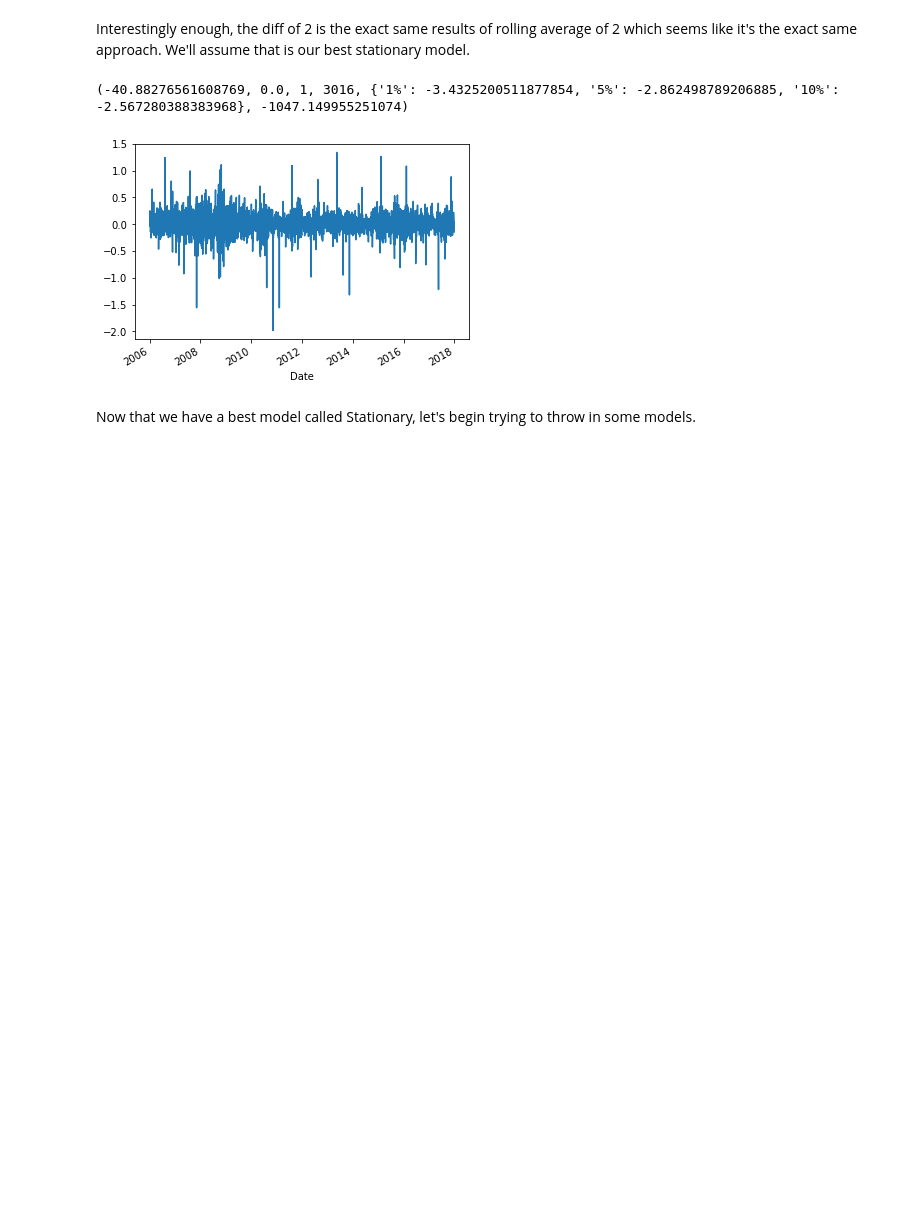
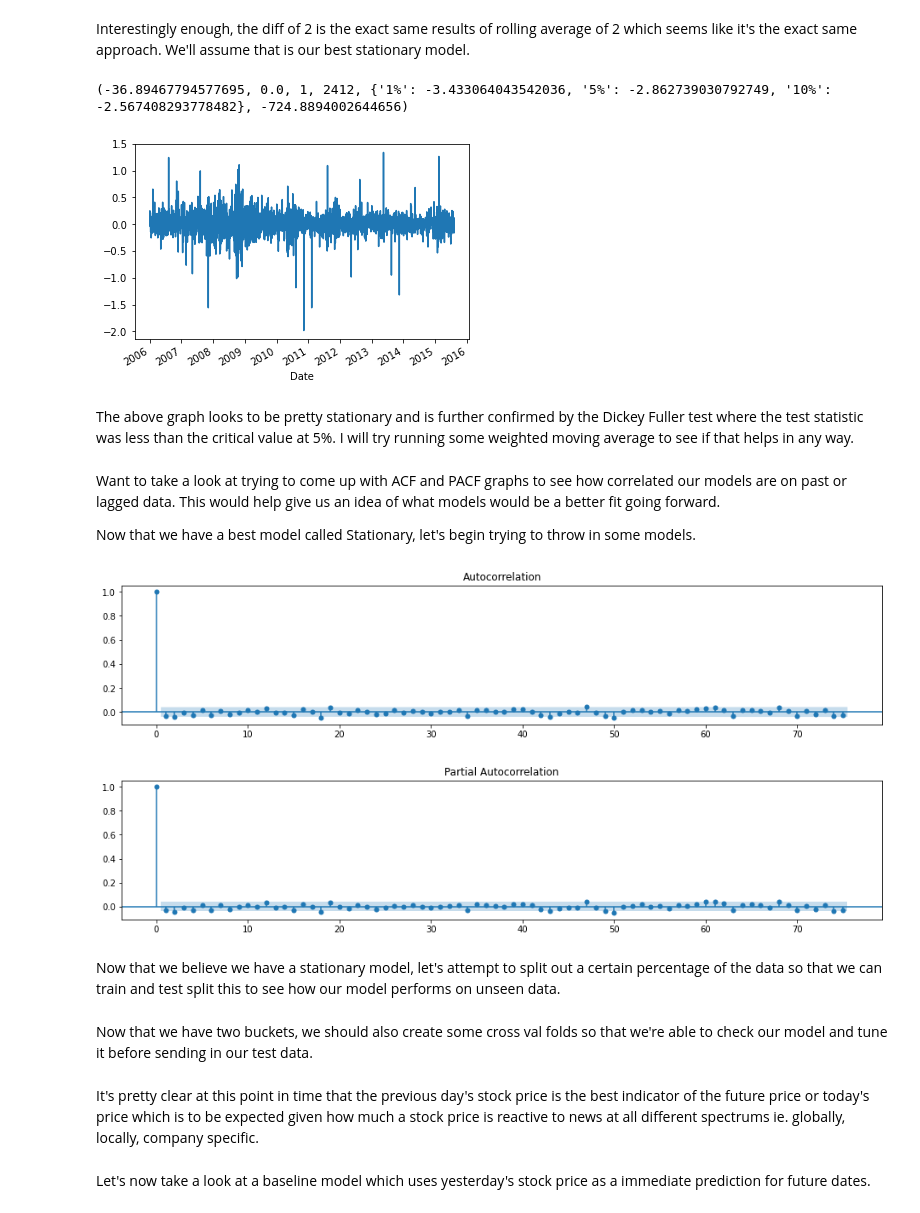
Before and after one commit to RogerPineda13/TimeSeriesP4, a Jupyter notebook: ALarsenWorkingNotebook.ipynb, the cells around one changed output. Drawn from its saved outputs; the diff is of its cells as text; code cells hidden in the pictures; blank space fills up the shorter version.

```diff
--- a/ALarsenWorkingNotebook.ipynb
+++ b/ALarsenWorkingNotebook.ipynb
@@ -265,11 +320,32 @@ for i in period:
 # %% [markdown]
 Interestingly enough, the diff of 2 is the exact same results of rolling average of 2 which seems like it's the exact same approach. We'll assume that is our best stationary model.
 # %%
-stationary = (df-df_rolling).dropna()
+stationary = (train-df_rolling).dropna()
 print(adfuller(stationary))
 stationary.plot();
 # %% [output]
-(-40.88276561608769, 0.0, 1, 3016, {'1%': -3.4325200511877854, '5%': -2.862498789206885, '10%': -2.567280388383968}, -1047.149955251074)
+(-36.89467794577695, 0.0, 1, 2412, {'1%': -3.433064043542036, '5%': -2.862739030792749, '10%': -2.567408293778482}, -724.8894002644656)
-[figure, old version]
+[figure, new version]
-# %% [markdown]
-Now that we have a best model called Stationary, let's begin trying to throw in some models.
+# %% [markdown]
+The above graph looks to be pretty stationary and is further confirmed by the Dickey Fuller test where the test statistic was less than the critical value at 5%. I will try running some weighted moving average to see if that helps in any way.
+# %% [markdown]
+Want to take a look at trying to come up with ACF and PACF graphs to see how correlated our models are on past or lagged data. This would help give us an idea of what models would be a better fit going forward.
+
+Now that we have a best model called Stationary, let's begin trying to throw in some models.
+# %%
+fig, ax = plt.subplots(figsize=(16,3))
+plot_acf(stationary, ax=ax, lags=75);
+
+fig, ax = plt.subplots(figsize=(16,3))
+plot_pacf(stationary, ax=ax, lags=75);
+# %% [output]
+[figure, added]
+[figure, added]
+# %% [markdown]
+Now that we believe we have a stationary model, let's attempt to split out a certain percentage of the data so that we can train and test split this to see how our model performs on unseen data.
+# %% [markdown]
+Now that we have two buckets, we should also create some cross val folds so that we're able to check our model and tune it before sending in our test data.
+# %% [markdown]
+It's pretty clear at this point in time that the previous day's stock price is the best indicator of the future price or today's price which is to be expected given how much a stock price is reactive to news at all different spectrums ie. globally, locally, company specific.
+# %% [markdown]
+Let's now take a look at a baseline model which uses yesterday's stock price as a immediate prediction for future dates.
```
Also changed, not shown: parts of 25 cells of this notebook.
